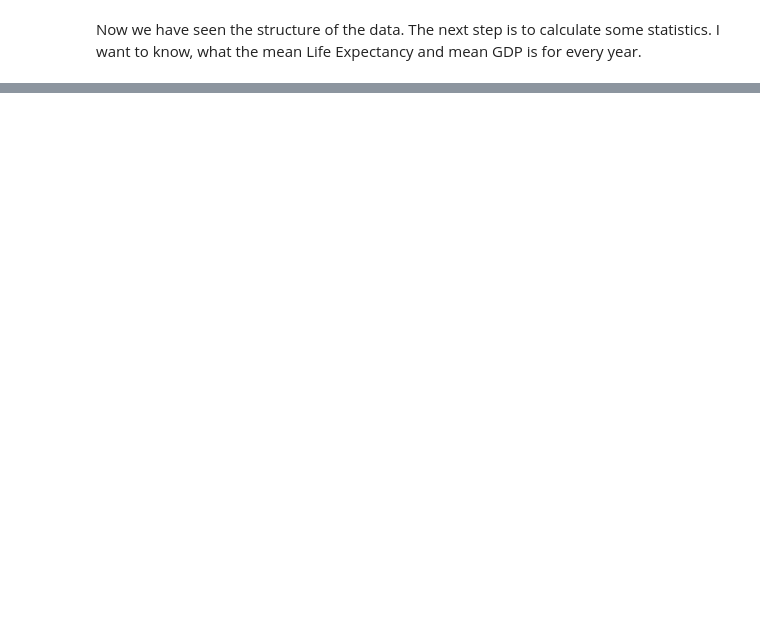
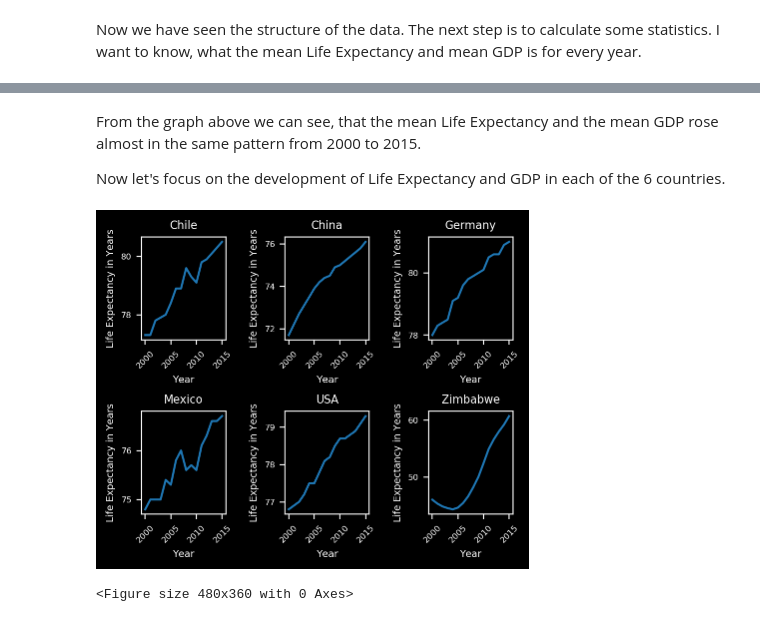
Before and after one commit to mige92/Life_Expectancy_and_GDP, a Jupyter notebook: life_expectancy_gdp.ipynb, the cells around one changed output, grey strips where cells are left out. Cells and saved outputs as stored; diff of their text form; code cells hidden in the pictures; blank space fills up the shorter version.

```diff
--- a/life_expectancy_gdp.ipynb
+++ b/life_expectancy_gdp.ipynb
@@ -33,0 +67,23 @@ for year in data.Year.unique():
+# %% [markdown]
+From the graph above we can see, that the mean Life Expectancy and the mean GDP rose almost in the same pattern from 2000 to 2015.
+
+Now let's focus on the development of Life Expectancy and GDP in each of the 6 countries.
+# %%
+# Create a graph as a subplot for the development of Life Expectancy for every country
+countries = data.Country.unique()
+xaxis5 = [2000, 2005, 2010, 2015]
+for i in range(0, len(data.Country.unique())):
+    temp_data = data.loc[data['Country']==countries[i]]
+    plt.subplot(2,3,i+1)
+    plt.plot(temp_data.Year, temp_data['Life expectancy at birth (years)'])
+    plt.title('%s'%countries[i], fontsize=8)
+    plt.xticks(xaxis5, rotation=45, fontsize=6)
+    plt.yticks(fontsize=6)
+    plt.xlabel('Year', fontsize=7)
+    plt.ylabel('Life Expectancy in Years', fontsize=7)
+plt.subplots_adjust(hspace=0.7,wspace=0.7)
+plt.show()
+plt.clf()
+# %% [output]
+[figure, added]
+<Figure size 480x360 with 0 Axes>
```
Also changed, not shown: parts of 9 cells of this notebook.
